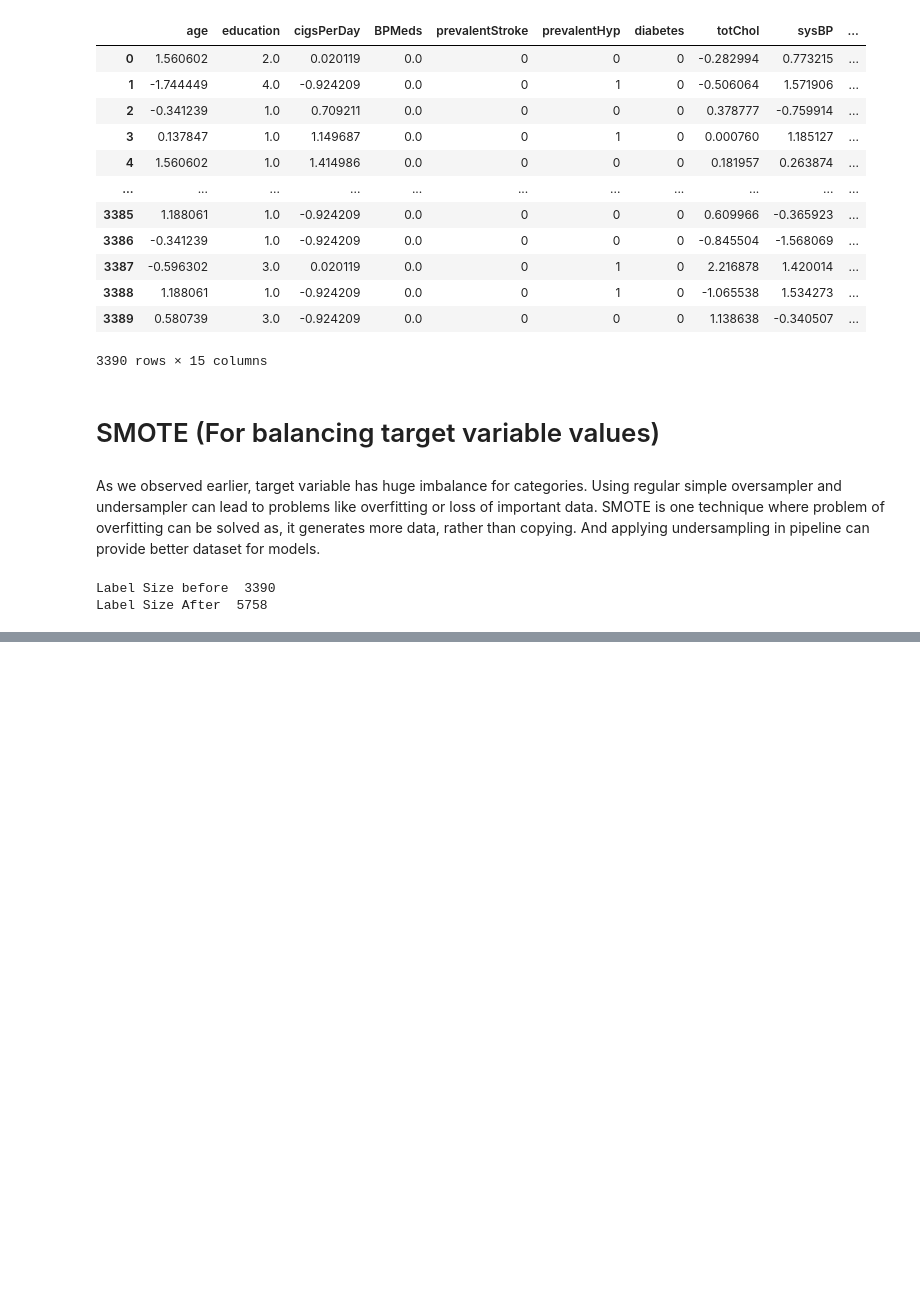
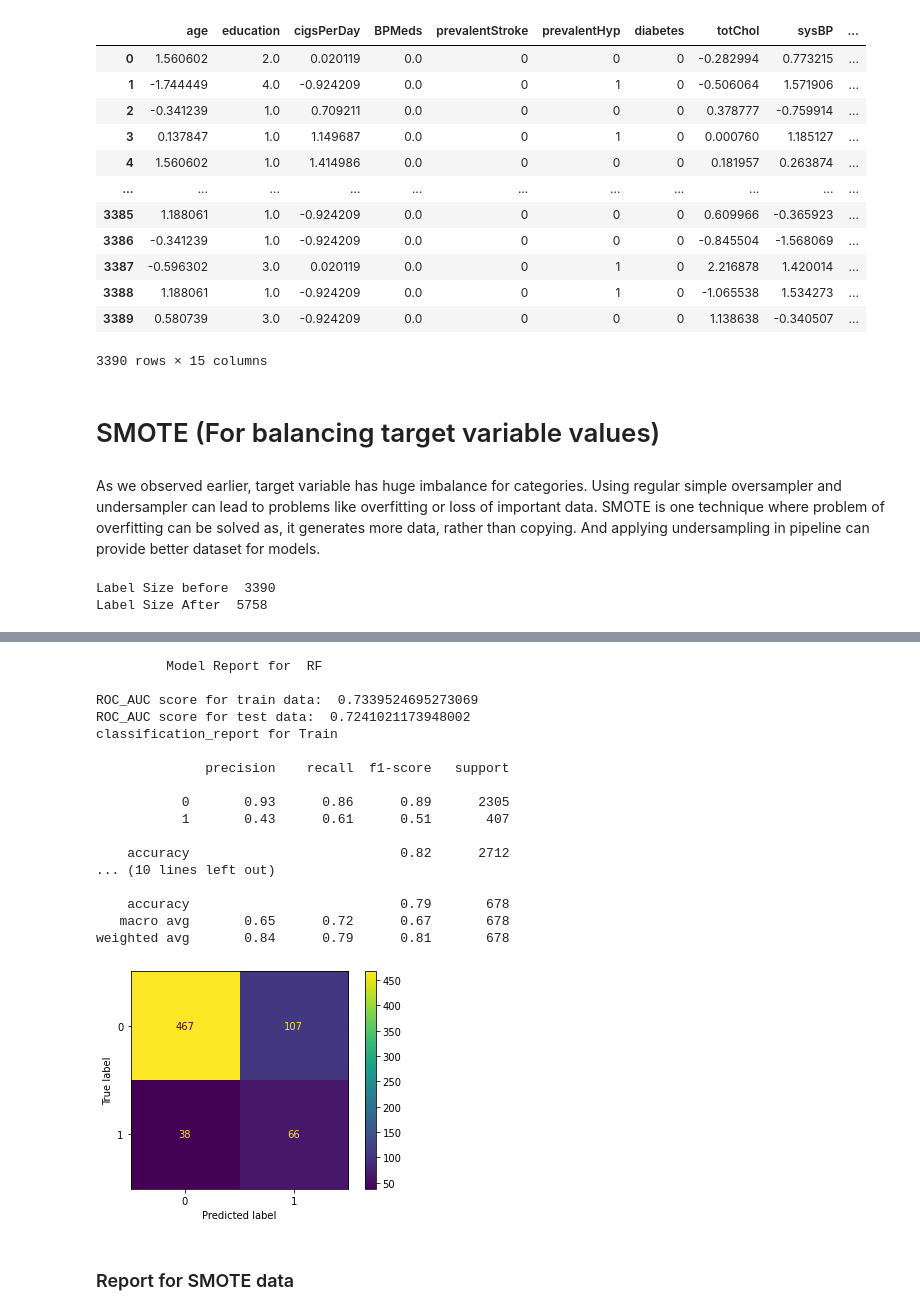
Before and after one commit to iMrugesh9/Cardiovascular_Risk_Prediction_Mrugesh_Patel, a Jupyter notebook: Cardiovascular_Risk_Prediction_Mrugesh_Patel.ipynb, the cells around one changed output, grey strips where cells are left out. Drawn from its saved outputs; the diff is of its cells as text; code cells hidden in the pictures; blank space fills up the shorter version.

```diff
--- a/Cardiovascular_Risk_Prediction_Mrugesh_Patel.ipynb
+++ b/Cardiovascular_Risk_Prediction_Mrugesh_Patel.ipynb
@@ -571,0 +704,27 @@ X_train_sm,X_test_sm,y_train_sm,y_test_sm=train_test_split(X_rescaled,y_rescaled
+# %%
+train_preds =  RF_model_CV.predict(X_train)
+test_preds  = RF_model_CV.predict(X_test)
+# %%
+dict_rf=model_report(RF_model_CV,'RF',y_train,y_test,test_preds,train_preds)
+df_report.loc['Random Forest']=dict_rf.iloc[1,:]
+# %% [output]
+         Model Report for  RF
+
+ROC_AUC score for train data:  0.7339524695273069
+ROC_AUC score for test data:  0.7241021173948002
+classification_report for Train
+
+              precision    recall  f1-score   support
+
+           0       0.93      0.86      0.89      2305
+           1       0.43      0.61      0.51       407
+
+    accuracy                           0.82      2712
+... (10 lines left out)
+
+    accuracy                           0.79       678
+   macro avg       0.65      0.72      0.67       678
+weighted avg       0.84      0.79      0.81       678
+[figure, added]
+# %% [markdown]
+### Report for SMOTE data
```
Also changed, not shown: parts of 27 cells of this notebook.
